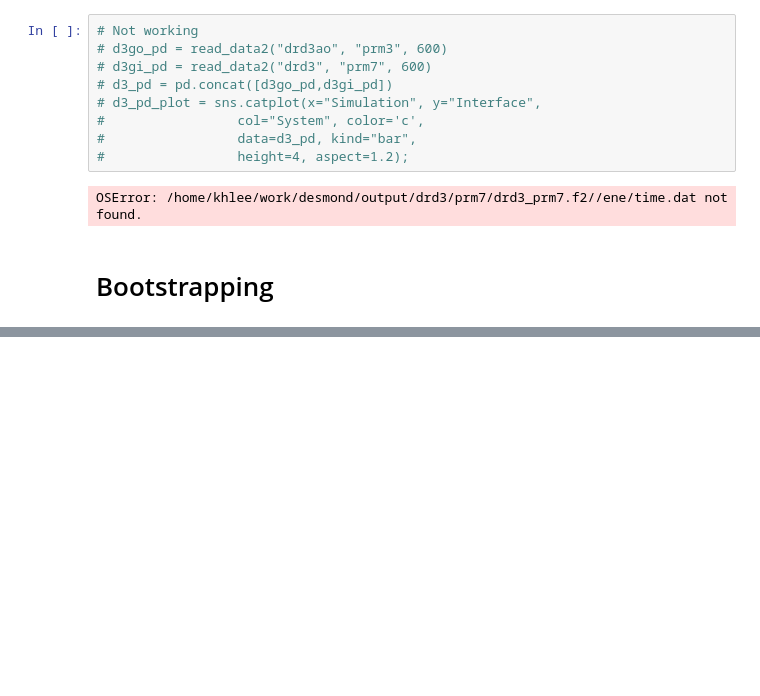
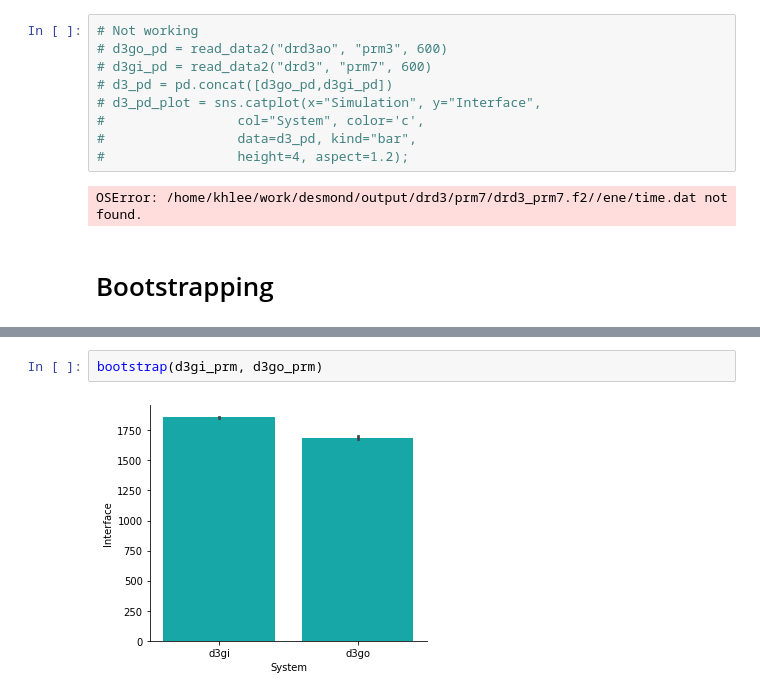
Before and after one commit to brucekhlee/ace, a Jupyter notebook: tutorial/dx_g_cpx/plot_interface3.ipynb, the cells around one changed output, grey strips where cells are left out. Saved outputs shown, nothing was run; the diff lists cells and outputs as text; blank space fills up the shorter version.

```diff
--- a/tutorial/dx_g_cpx/plot_interface3.ipynb
+++ b/tutorial/dx_g_cpx/plot_interface3.ipynb
@@ -276,0 +272,4 @@ bootstrap(d3_prm)
+# %%
+bootstrap(d3gi_prm, d3go_prm)
+# %% [output]
+[figure, added]
```
Also changed, not shown: parts of 8 cells of this notebook.
